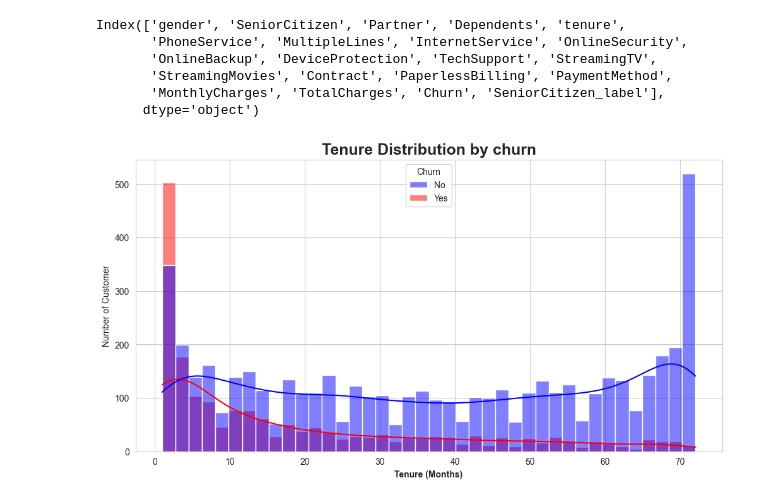
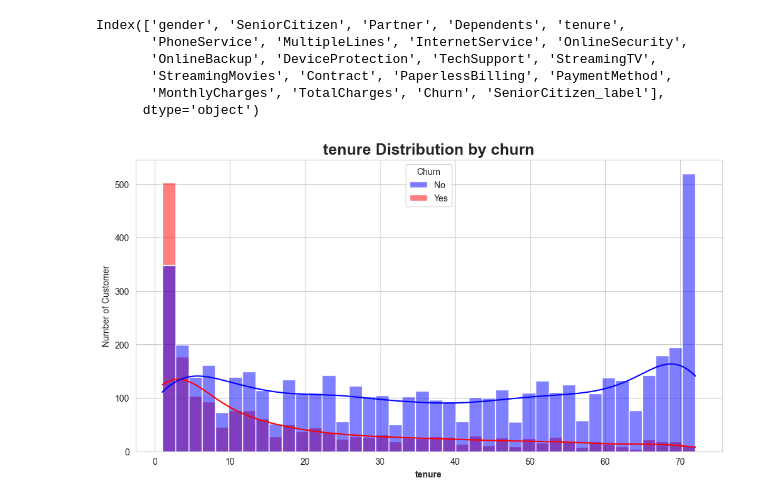
Before and after one commit to Md-Maruf-1727/customer-churn-prediction-ml, a Jupyter notebook: NoteBooks/03_eda_visualization.ipynb, the cells around one changed output. Cells and saved outputs as stored; diff of their text form; code cells hidden in the pictures.

Commit message:
histplot

```diff
--- a/NoteBooks/03_eda_visualization.ipynb
+++ b/NoteBooks/03_eda_visualization.ipynb
@@ -184,19 +196,22 @@ Index(['gender', 'SeniorCitizen', 'Partner', 'Dependents', 'tenure',
        'StreamingMovies', 'Contract', 'PaperlessBilling', 'PaymentMethod',
        'MonthlyCharges', 'TotalCharges', 'Churn', 'SeniorCitizen_label'],
       dtype='object')
-# %%
-plt.figure(figsize=(12, 6))
-sns.histplot(
-    data=df,
-    x='tenure',
-    hue='Churn',
-    kde=True,
-    bins=40,
-    palette=['blue', 'red']
-)
-plt.title("Tenure Distribution by churn", fontsize=18, weight='bold')
-plt.xlabel('Tenure (Months)', weight='bold')
-plt.ylabel('Number of Customer')
-plt.show()
-# %% [output]
-[figure, removed]
+# %%
+def hist_plot(df, dist_col, palette='viridis'):
+    plt.figure(figsize=(12, 6))
+    sns.histplot(
+        data=df,
+        x=dist_col,
+        hue='Churn',
+        kde=True,
+        bins=40,
+        palette=palette
+    )
+    plt.title(f"{dist_col} Distribution by churn", fontsize=18, weight='bold')
+    plt.xlabel(dist_col, weight='bold')
+    plt.ylabel('Number of Customer')
+    plt.show()
+# %%
+hist_plot(df, dist_col='tenure', palette=['blue', 'red'])
+# %% [output]
+[figure, added]
```
Also changed, not shown: parts of 4 cells of this notebook.
